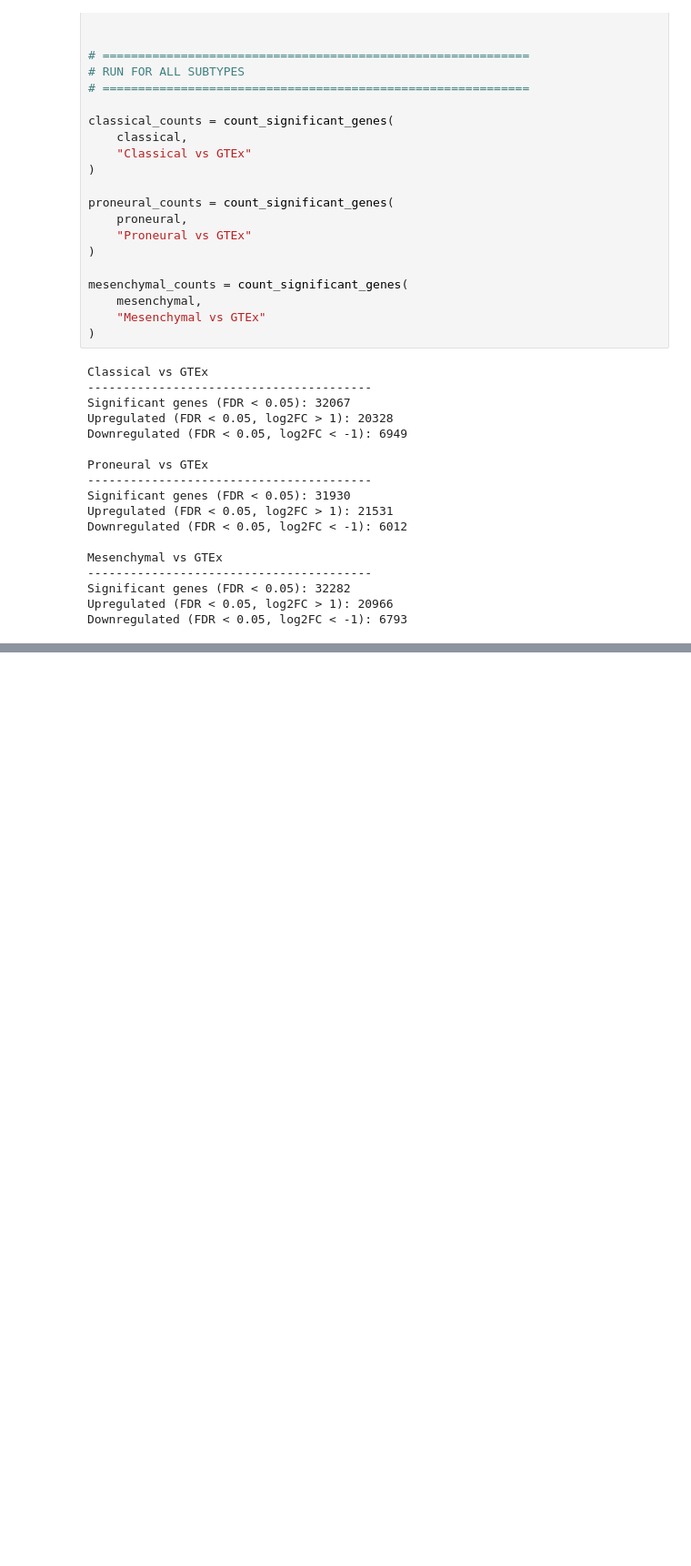
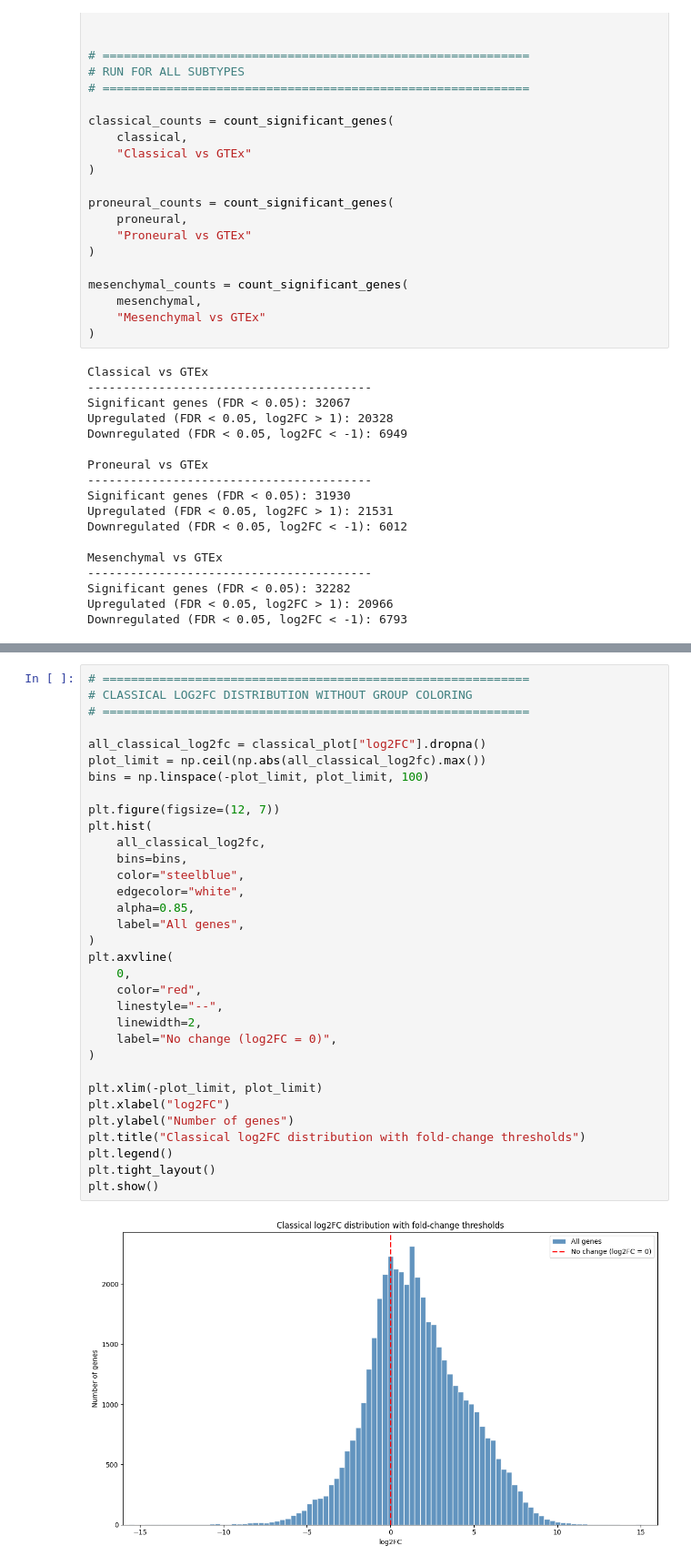
Before and after one commit to namtu06/BIO_RA, a Jupyter notebook: notebooks/NEW_03_diff.ipynb, the cells around one changed output, grey strips where cells are left out. Shown at 91% size. Drawn from its saved outputs; the diff is of its cells as text; blank space fills up the shorter version.

```diff
--- a/notebooks/NEW_03_diff.ipynb
+++ b/notebooks/NEW_03_diff.ipynb
@@ -162,0 +300,35 @@ diff.volcano_plot(classical_plot,"Classical GBM vs GTex Normal")
+# %%
+# ============================================================
+# CLASSICAL LOG2FC DISTRIBUTION WITHOUT GROUP COLORING
+# ============================================================
+
+all_classical_log2fc = classical_plot["log2FC"].dropna()
+plot_limit = np.ceil(np.abs(all_classical_log2fc).max())
+bins = np.linspace(-plot_limit, plot_limit, 100)
+
+plt.figure(figsize=(12, 7))
+plt.hist(
+    all_classical_log2fc,
+    bins=bins,
+    color="steelblue",
+    edgecolor="white",
+    alpha=0.85,
+    label="All genes",
+)
+plt.axvline(
+    0,
+    color="red",
+    linestyle="--",
+    linewidth=2,
+    label="No change (log2FC = 0)",
+)
+
+plt.xlim(-plot_limit, plot_limit)
+plt.xlabel("log2FC")
+plt.ylabel("Number of genes")
+plt.title("Classical log2FC distribution with fold-change thresholds")
+plt.legend()
+plt.tight_layout()
+plt.show()
+# %% [output]
+[figure, added]
```
Also changed, not shown: parts of 3 cells of this notebook, 5 other files.
